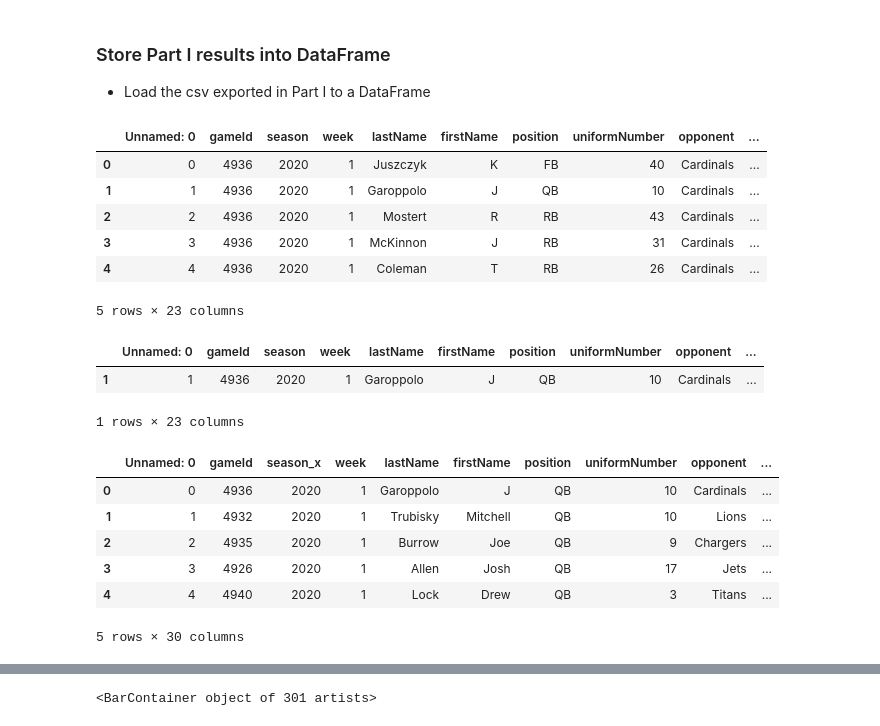
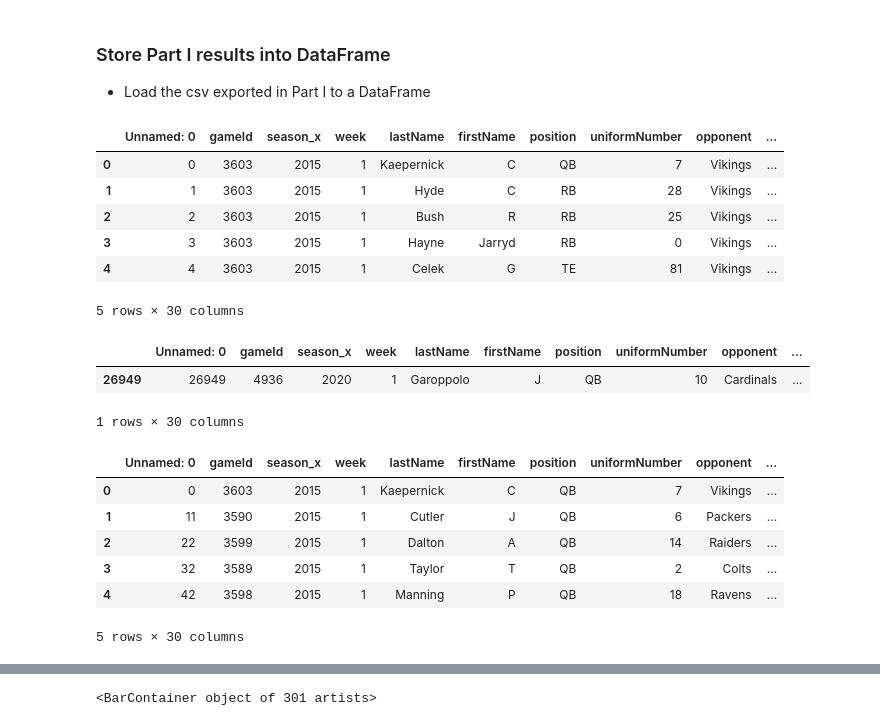
Before and after one commit to nblaul/Project-1, a Jupyter notebook: Project1-graph.ipynb, the cells around one changed output, grey strips where cells are left out. Saved outputs shown, nothing was run; the diff lists cells and outputs as text; code cells hidden in the pictures.

```diff
--- a/Project1-graph.ipynb
+++ b/Project1-graph.ipynb
@@ -23,33 +23,34 @@ from pprint import pprint
 ### Store Part I results into DataFrame
 * Load the csv exported in Part I to a DataFrame
 # %%
-path_stats_file = "game_stats.csv"
-game_stats_df = pd.read_csv(path_stats_file)
-game_stats_df.head()
+#
+path_stats_file = "data_resources/combined_playerStats_weatherData.csv"
+combined_playerStats_weatherData_pd = pd.read_csv(path_stats_file)
+combined_playerStats_weatherData_pd.head()
 # %% [output]
-|  | Unnamed: 0 | gameId | season | week | lastName | firstName | position | uniformNumber | opponent | ... |
-| 0 | 0 | 4936 | 2020 | 1 | Juszczyk | K | FB | 40 | Cardinals | ... |
-| 1 | 1 | 4936 | 2020 | 1 | Garoppolo | J | QB | 10 | Cardinals | ... |
-| 2 | 2 | 4936 | 2020 | 1 | Mostert | R | RB | 43 | Cardinals | ... |
-| 3 | 3 | 4936 | 2020 | 1 | McKinnon | J | RB | 31 | Cardinals | ... |
-| 4 | 4 | 4936 | 2020 | 1 | Coleman | T | RB | 26 | Cardinals | ... |
+|  | Unnamed: 0 | gameId | season_x | week | lastName | firstName | position | uniformNumber | opponent | ... |
+| 0 | 0 | 3603 | 2015 | 1 | Kaepernick | C | QB | 7 | Vikings | ... |
+| 1 | 1 | 3603 | 2015 | 1 | Hyde | C | RB | 28 | Vikings | ... |
+| 2 | 2 | 3603 | 2015 | 1 | Bush | R | RB | 25 | Vikings | ... |
+| 3 | 3 | 3603 | 2015 | 1 | Hayne | Jarryd | RB | 0 | Vikings | ... |
+| 4 | 4 | 3603 | 2015 | 1 | Celek | G | TE | 81 | Vikings | ... |
-5 rows × 23 columns
+5 rows × 30 columns
 # %%
-game_stats_df.query('lastName=="Garoppolo" and gameId == 4936')
+combined_playerStats_weatherData_pd.query('lastName=="Garoppolo" and gameId == 4936')
 # %% [output]
-|  | Unnamed: 0 | gameId | season | week | lastName | firstName | position | uniformNumber | opponent | ... |
-| 1 | 1 | 4936 | 2020 | 1 | Garoppolo | J | QB | 10 | Cardinals | ... |
+|  | Unnamed: 0 | gameId | season_x | week | lastName | firstName | position | uniformNumber | opponent | ... |
+| 26949 | 26949 | 4936 | 2020 | 1 | Garoppolo | J | QB | 10 | Cardinals | ... |
-1 rows × 23 columns
+1 rows × 30 columns
 # %%
-
-path_weather_QB_file = "QB Stats and Weather Data.csv"
+#File name = QB Stats and Weather Data.csv
+path_weather_QB_file = "data_resources/QB Stats and Weather Data.csv"
 weather_QB_pd = pd.read_csv(path_weather_QB_file)
 weather_QB_pd.head()
 # %% [output]
 |  | Unnamed: 0 | gameId | season_x | week | lastName | firstName | position | uniformNumber | opponent | ... |
-| 0 | 0 | 4936 | 2020 | 1 | Garoppolo | J | QB | 10 | Cardinals | ... |
-| 1 | 1 | 4932 | 2020 | 1 | Trubisky | Mitchell | QB | 10 | Lions | ... |
-| 2 | 2 | 4935 | 2020 | 1 | Burrow | Joe | QB | 9 | Chargers | ... |
-| 3 | 3 | 4926 | 2020 | 1 | Allen | Josh | QB | 17 | Jets | ... |
-| 4 | 4 | 4940 | 2020 | 1 | Lock | Drew | QB | 3 | Titans | ... |
+| 0 | 0 | 3603 | 2015 | 1 | Kaepernick | C | QB | 7 | Vikings | ... |
+| 1 | 11 | 3590 | 2015 | 1 | Cutler | J | QB | 6 | Packers | ... |
+| 2 | 22 | 3599 | 2015 | 1 | Dalton | A | QB | 14 | Raiders | ... |
+| 3 | 32 | 3589 | 2015 | 1 | Taylor | T | QB | 2 | Colts | ... |
+| 4 | 42 | 3598 | 2015 | 1 | Manning | P | QB | 18 | Ravens | ... |
 5 rows × 30 columns
```
Also changed, not shown: parts of 46 cells of this notebook.
